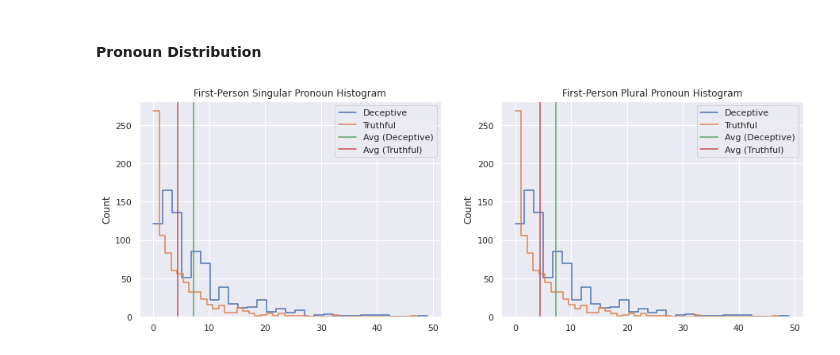
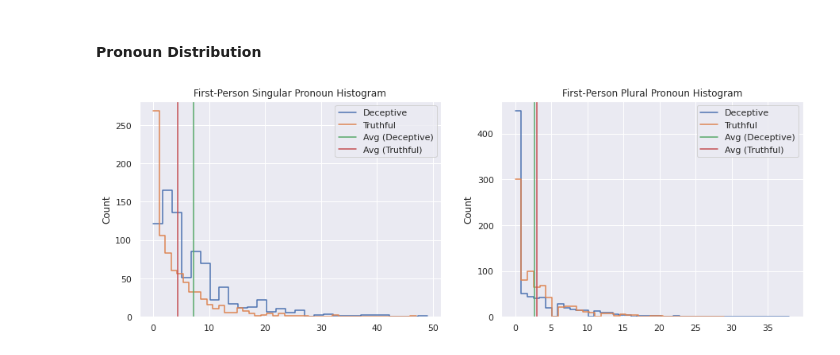
Before and after one commit to shebbar27/fake-reviews-detection, a Jupyter notebook: source/dataset-analysis/data_analysis.ipynb, the cells around one changed output. Cells and saved outputs as stored; diff of their text form; code cells hidden in the pictures.

Commit message:
correct the histogram plot for plural pronouns

```diff
--- a/source/dataset-analysis/data_analysis.ipynb
+++ b/source/dataset-analysis/data_analysis.ipynb
@@ -150,32 +150,32 @@ plt.show()
 # %%
 fig, (ax1, ax2) = plt.subplots(1, 2)
 fig.set_figheight(5)
 fig.set_figwidth(15)
 
 num_fs_dec = df[df['Label'] == 1]['num_first_sing']
 num_fs_tru = df[df['Label'] == -1]['num_first_sing']
 num_fp_dec = df[df['Label'] == 1]['num_first_pru']
 num_fp_tru = df[df['Label'] == -1]['num_first_pru']
 num_third_dec = df[df['Label'] == 1]['num_third']
 num_third_tru = df[df['Label'] == -1]['num_third']
 
 sns.histplot(num_fs_dec, ax=ax1, element="step", fill=False, label='Deceptive')
 sns.histplot(num_fs_tru, ax=ax1, element="step", fill=False, label='Truthful')
 ax1.axvline(x=num_fs_dec.mean(), label='Avg (Deceptive)', c='g')
 ax1.axvline(x=num_fs_tru.mean(), label='Avg (Truthful)', c='r')
 ax1.set_title('First-Person Singular Pronoun Histogram')
 ax1.set(xlabel='')
 ax1.legend()
 
-sns.histplot(num_fs_dec, ax=ax2, element="step", fill=False, label='Deceptive')
-sns.histplot(num_fs_tru, ax=ax2, element="step", fill=False, label='Truthful')
-ax2.axvline(x=num_fs_dec.mean(), label='Avg (Deceptive)', c='g')
-ax2.axvline(x=num_fs_tru.mean(), label='Avg (Truthful)', c='r')
+sns.histplot(num_fp_dec, ax=ax2, element="step", fill=False, label='Deceptive')
+sns.histplot(num_fp_tru, ax=ax2, element="step", fill=False, label='Truthful')
+ax2.axvline(x=num_fp_dec.mean(), label='Avg (Deceptive)', c='g')
+ax2.axvline(x=num_fp_tru.mean(), label='Avg (Truthful)', c='r')
 ax2.set_title('First-Person Plural Pronoun Histogram')
 ax2.set(xlabel='')
 ax2.legend()
 
 plt.savefig('first_person_pronoun.png')
 plt.show()
 # %% [output]
-[figure, old version]
+[figure, new version]
```
Also changed, not shown: parts of 2 cells of this notebook.
